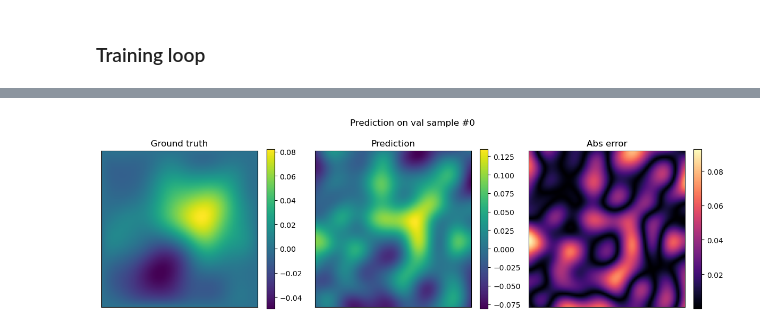
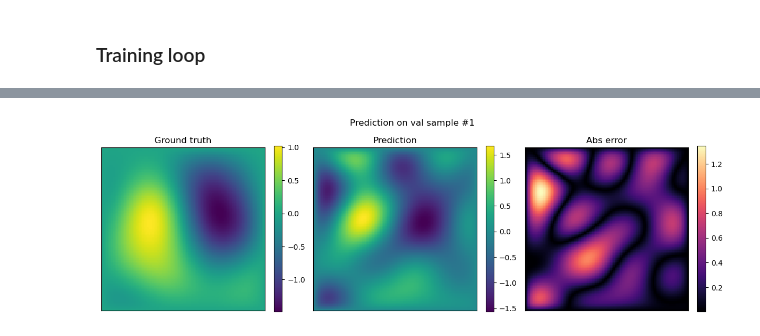
Before and after one commit to leonardvetter/AMOR, a Jupyter notebook: multilayer_RBNO/L_MRBNO.ipynb, the cells around one changed output, grey strips where cells are left out. Drawn from its saved outputs; the diff is of its cells as text; code cells hidden in the pictures.

Commit message:
update model

```diff
--- a/multilayer_RBNO/L_MRBNO.ipynb
+++ b/multilayer_RBNO/L_MRBNO.ipynb
@@ -123,7 +123,7 @@ frac_train = 0.7
 solution = np.zeros(shape=(num_samples,N,N))
 samples, xs, ys = sample_gp_on_grid(
     key, nx=N, ny=N,
-    variance=5.0, lengthscales=(0.1, 0.1),
+    variance=5.0, lengthscales=(0.2, 0.2),
     jitter=1e-5, num_samples=num_samples
 )
 for i in range(len(samples)):
@@ -158,8 +156,8 @@ y_mean = Y.mean()
 y_std  = Y.std()
 
 
-Xn = (X - x_mean) / (x_std + 1e-6)
-Yn = (Y - y_mean) / (y_std + 1e-6)
+Xn = (X - x_mean) / (x_std + 1e-8)
+Yn = (Y - y_mean) / (y_std + 1e-8)
 # %%
 
 from sklearn.decomposition import PCA
@@ -618,0 +248,4 @@ trained_model = simple_train(ml_rbnet, X_train, Y_train, X_val, Y_val,
+# %%
+train_frac = 0.7
+X_train, Y_train = Xn[:int(train_frac*num_samples)], Yn[:int(train_frac*num_samples)]
+X_val, Y_val = Xn[int(train_frac*num_samples):], Yn[int(train_frac*num_samples):]
@@ -622,7 +288,7 @@ import torch
 import matplotlib.pyplot as plt
 
 # --- pick one sample from arrays X_val, Y_val ---
-idx = 0  # choose which sample to visualize
+idx = 1  # choose which sample to visualize
 
 # X_val: (B, C_in, N, N) or (B, N, N)
 # Y_val: (B, 1, N, N)   or (B, N, N)
@@ -640,6 +306,7 @@ else:
 N = y_true_2d.shape[-1]
 
 device = torch.device("cpu")
+trained_model = trained
 trained_model.to(device)
 trained_model.eval()
 
@@ -666,31 +333,31 @@ with torch.no_grad():
         y_pred_2d = y_pred_t[0].cpu().numpy()
     else:
         raise ValueError(f"Unexpected model output shape: {tuple(y_pred_t.shape)}")
 
 y_true = y_true_2d  # already numpy (N, N)
 y_pred = y_pred_2d  # numpy (N, N)
 
 
 # --- plot ---
 fig, axs = plt.subplots(1, 3, figsize=(12, 4))
 
 im0 = axs[0].imshow(y_true, origin="lower", cmap="viridis")
 axs[0].set_title("Ground truth")
 plt.colorbar(im0, ax=axs[0], fraction=0.046)
 
 im1 = axs[1].imshow(y_pred, origin="lower", cmap="viridis")
 axs[1].set_title("Prediction")
 plt.colorbar(im1, ax=axs[1], fraction=0.046)
 
 im2 = axs[2].imshow(np.abs(y_pred - y_true), origin="lower", cmap="magma")
 axs[2].set_title("Abs error")
 plt.colorbar(im2, ax=axs[2], fraction=0.046)
 
 for ax in axs:
     ax.set_xticks([]); ax.set_yticks([])
 
 plt.suptitle(f"Prediction on val sample #{idx}")
 plt.tight_layout()
 plt.show()
 # %% [output]
-[figure, old version]
+[figure, new version]
```
Also changed, not shown: parts of 12 cells of this notebook, 2 other files.
